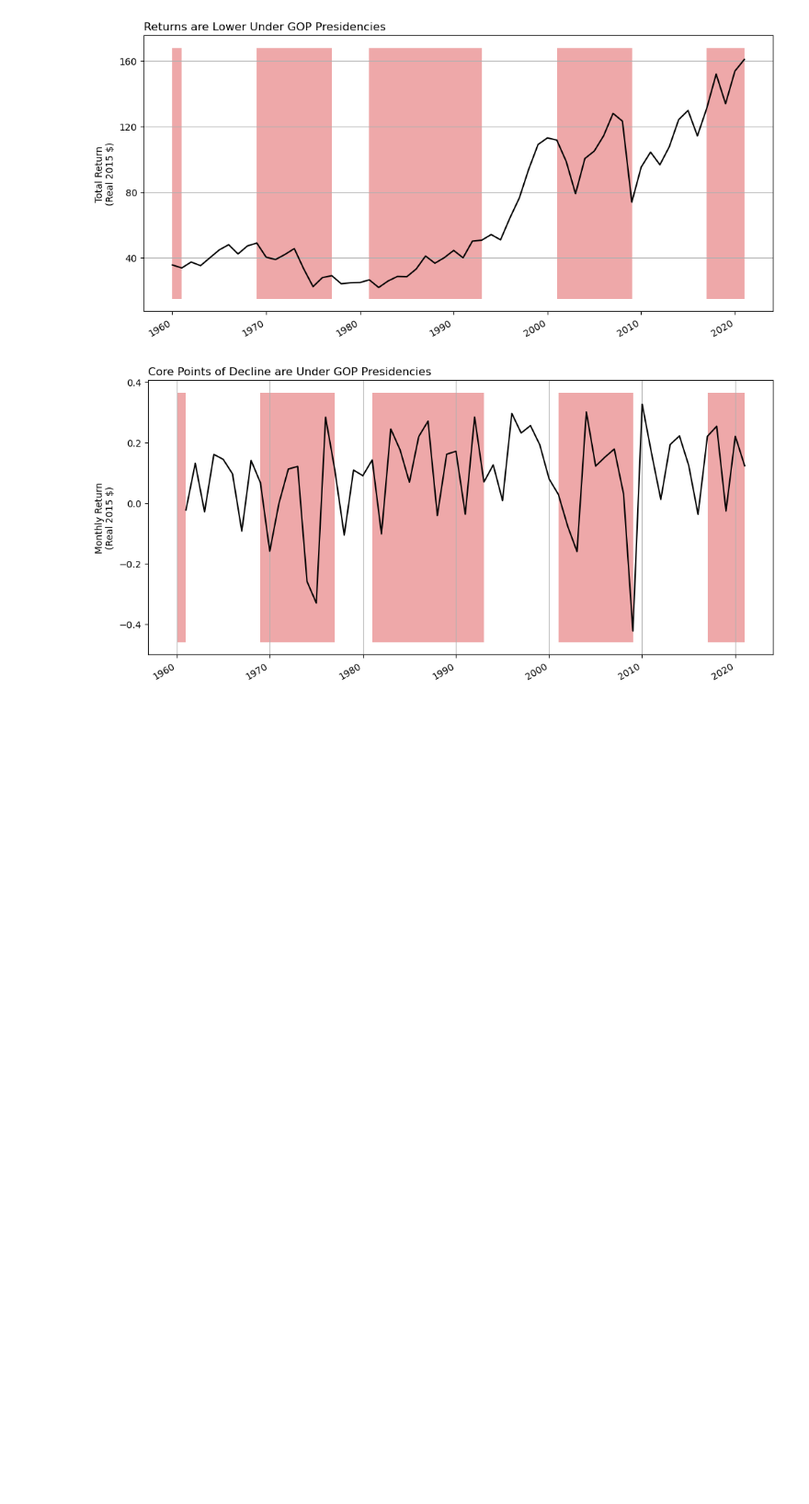
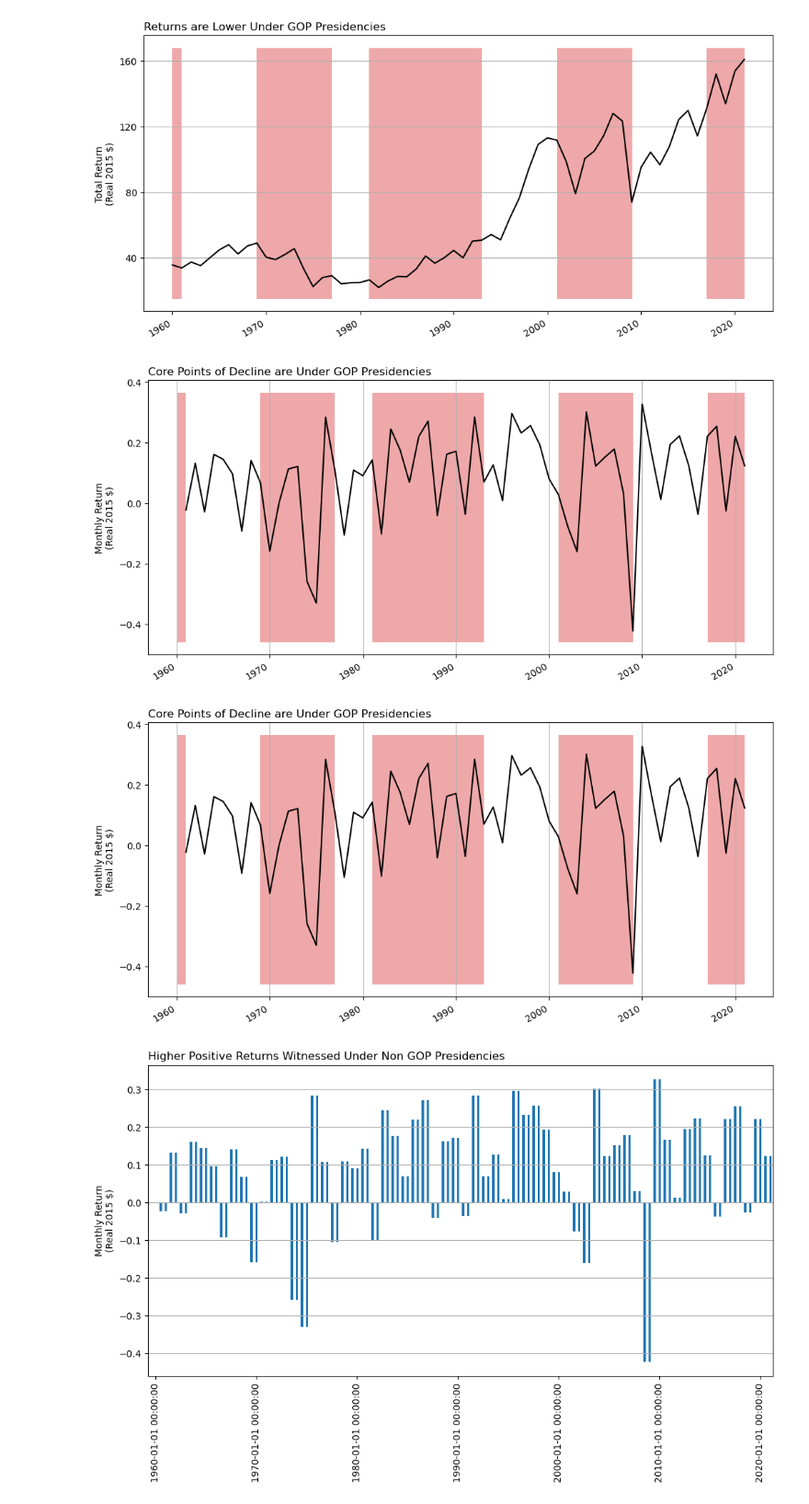
Before and after one commit to llorracc/as.180.369-2023-Fall, a Jupyter notebook: materials/code-demo/ZahnMVStockReturns.ipynb, the cells around one changed output. Shown: that part at 92% size. Drawn from its saved outputs; the diff is of its cells as text; code cells hidden in the pictures; blank space fills up the shorter version.

Commit message:
Attempted to better visualize the OLS regression but due to a lack of a clear trend, I decided to reformat the monthly returns to tell a clearer narrative through length

```diff
--- a/materials/code-demo/ZahnMVStockReturns.ipynb
+++ b/materials/code-demo/ZahnMVStockReturns.ipynb
@@ -233,6 +233,59 @@ ax.set_title('Core Points of Decline are Under GOP Presidencies',loc='left')
 plt.show()
 # %% [output]
 [figure]
+# %%
+# Plot log total returns over time. Shade GOP presidential terms
+# convenience function
+def plot_series(ax, df, index='Date', cols=['log_Real_Month_Return'], area='GOP'):
+    # convert area variable to boolean
+    df[area] = df[area].astype(int).astype(bool)
+    # set up an index based on date
+    df = df.set_index(keys=index, drop=False)
+    # line plot
+    df.plot(ax=ax, x=index, y=cols, color='black', legend = False)
+    # extract limits
+    y1, y2 = ax.get_ylim()
+    ax.fill_between(df[index].index, y1=y1, y2=y2, where=df[area], facecolor='tab:red', alpha=0.4)
+    return ax
+
+# set up figure, axis
+f, ax = plt.subplots(figsize=(12,6))
+plot_series(ax, df)
+ax.grid(True)
+
+ax.grid(axis='y')
+ax.set_xlabel('')
+ax.set_ylabel('Monthly Return\n(Real 2015 $)')
+
+ax.set_title('Core Points of Decline are Under GOP Presidencies',loc='left')
+
+plt.show()
+
+
+def plot_series(ax, df, index='Date', cols=['log_Real_Month_Return'], area='GOP'):
+    #convert area variable to boolean
+    df[area] = df[area].astype(int).astype(bool)
+    # set up an index based on date
+    df = df.set_index(keys=index, drop=False)
+    # line plot
+    df.plot(ax=ax, x=index, y=cols, kind='bar', legend = False)
+    return ax
+
+# set up figure, axis
+fig, ax = plt.subplots(figsize = (12,6))
+plot_series(ax, df)
+
+ax.set_title('Higher Positive Returns Witnessed Under Non GOP Presidencies',loc='left')
+
+ax.grid(axis='y')
+ax.set_xlabel('')
+ax.set_ylabel('Monthly Return\n(Real 2015 $)')
+
+ax.set_xticks([1,21,41,61,81,101,121])
+plt.show()
+# %% [output]
+[figure, added]
+[figure, added]
 # %%
 # Run OLS regression of Monthly earnings onto GOP president flag
 # Outcome real earnings next period. GOP president is pre-determined.
```
Also changed, not shown: parts of 3 cells of this notebook.
